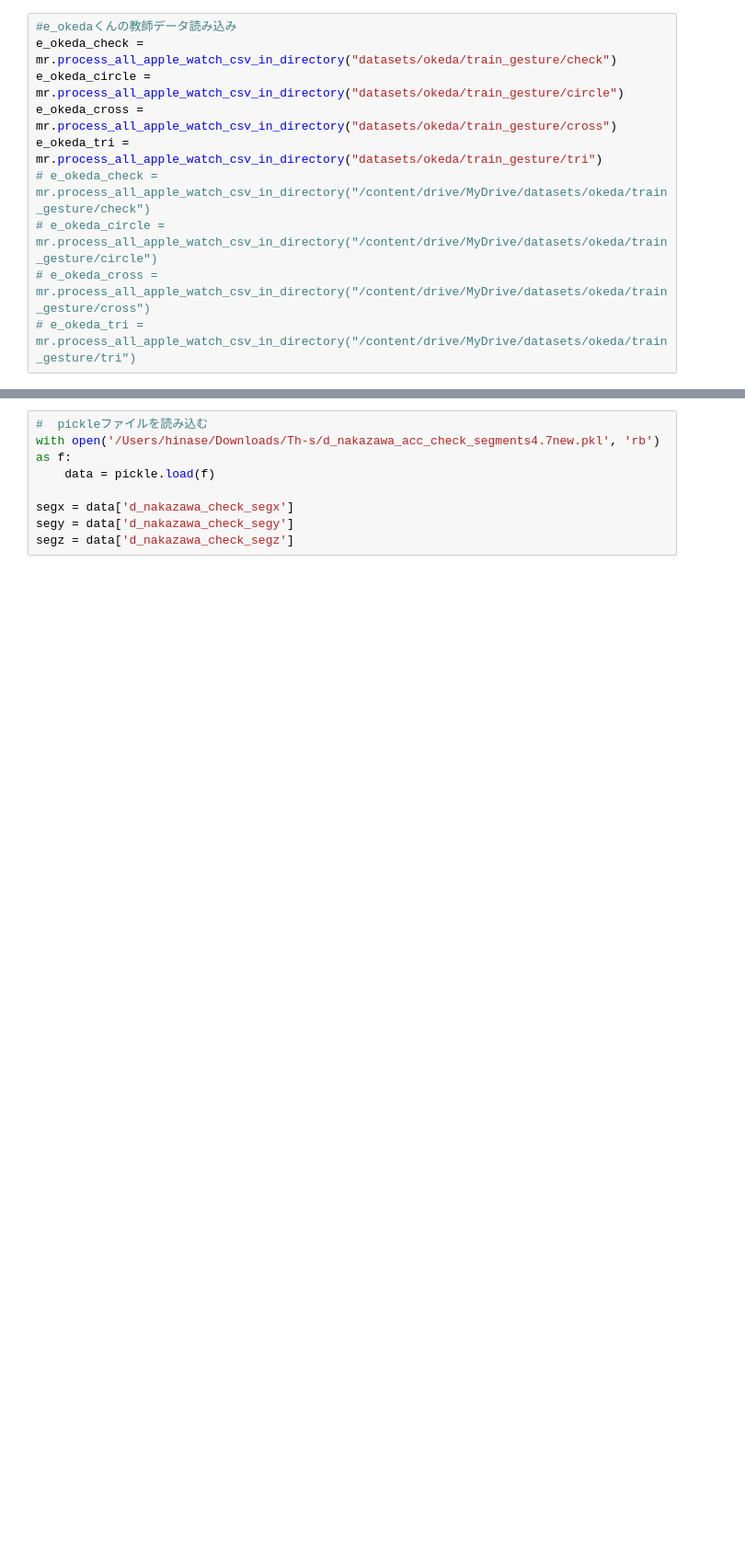
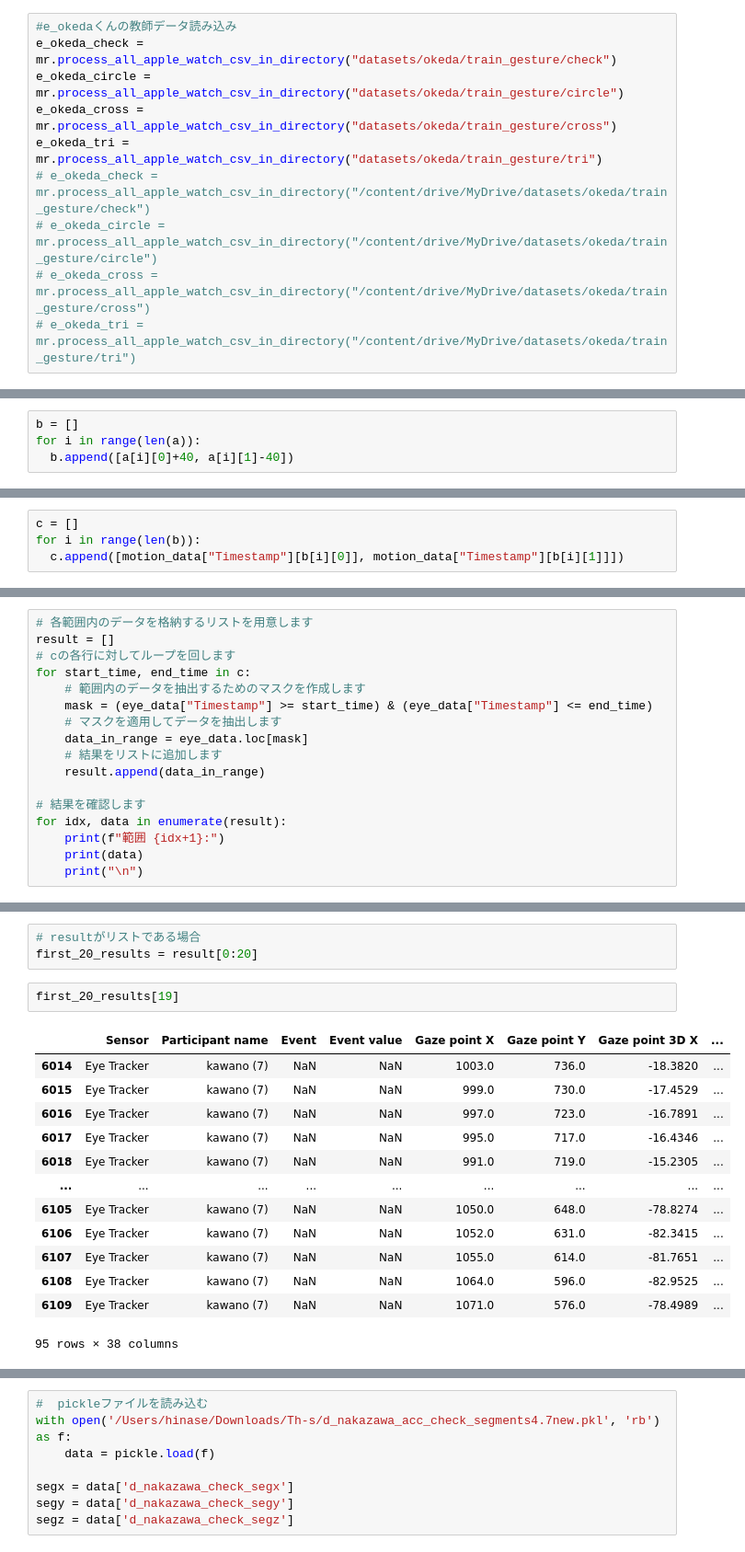
Before and after one commit to hinapyon/MasterResearch, a Jupyter notebook: MasterResearchDataProcessing.ipynb, the cells around one changed output, grey strips where cells are left out. Shown at 92% size. Cells and saved outputs as stored; diff of their text form; blank space fills up the shorter version.

```diff
--- a/MasterResearchDataProcessing.ipynb
+++ b/MasterResearchDataProcessing.ipynb
@@ -158,0 +230,4 @@ final = mr.filter_and_combine_segments(hinase_circle_seg, Hz, 1, 5)
+# %%
+b = []
+for i in range(len(a)):
+  b.append([a[i][0]+40, a[i][1]-40])
@@ -158,0 +254,4 @@ final = mr.filter_and_combine_segments(hinase_circle_seg, Hz, 1, 5)
+# %%
+c = []
+for i in range(len(b)):
+  c.append([motion_data["Timestamp"][b[i][0]], motion_data["Timestamp"][b[i][1]]])
@@ -158,0 +282,17 @@ final = mr.filter_and_combine_segments(hinase_circle_seg, Hz, 1, 5)
+# %%
+# 各範囲内のデータを格納するリストを用意します
+result = []
+# cの各行に対してループを回します
+for start_time, end_time in c:
+    # 範囲内のデータを抽出するためのマスクを作成します
+    mask = (eye_data["Timestamp"] >= start_time) & (eye_data["Timestamp"] <= end_time)
+    # マスクを適用してデータを抽出します
+    data_in_range = eye_data.loc[mask]
+    # 結果をリストに追加します
+    result.append(data_in_range)
+
+# 結果を確認します
+for idx, data in enumerate(result):
+    print(f"範囲 {idx+1}:")
+    print(data)
+    print("\n")
@@ -158,0 +317,19 @@ final = mr.filter_and_combine_segments(hinase_circle_seg, Hz, 1, 5)
+# %%
+# resultがリストである場合
+first_20_results = result[0:20]
+# %%
+first_20_results[19]
+# %% [output]
+|  | Sensor | Participant name | Event | Event value | Gaze point X | Gaze point Y | Gaze point 3D X | ... |
+| 6014 | Eye Tracker | kawano (7) | NaN | NaN | 1003.0 | 736.0 | -18.3820 | ... |
+| 6015 | Eye Tracker | kawano (7) | NaN | NaN | 999.0 | 730.0 | -17.4529 | ... |
+| 6016 | Eye Tracker | kawano (7) | NaN | NaN | 997.0 | 723.0 | -16.7891 | ... |
+| 6017 | Eye Tracker | kawano (7) | NaN | NaN | 995.0 | 717.0 | -16.4346 | ... |
+| 6018 | Eye Tracker | kawano (7) | NaN | NaN | 991.0 | 719.0 | -15.2305 | ... |
+| ... | ... | ... | ... | ... | ... | ... | ... | ... |
+| 6105 | Eye Tracker | kawano (7) | NaN | NaN | 1050.0 | 648.0 | -78.8274 | ... |
+| 6106 | Eye Tracker | kawano (7) | NaN | NaN | 1052.0 | 631.0 | -82.3415 | ... |
+| 6107 | Eye Tracker | kawano (7) | NaN | NaN | 1055.0 | 614.0 | -81.7651 | ... |
+| 6108 | Eye Tracker | kawano (7) | NaN | NaN | 1064.0 | 596.0 | -82.9525 | ... |
+| 6109 | Eye Tracker | kawano (7) | NaN | NaN | 1071.0 | 576.0 | -78.4989 | ... |
+95 rows × 38 columns
```
Also changed, not shown: parts of 36 cells of this notebook, 1 other file.
